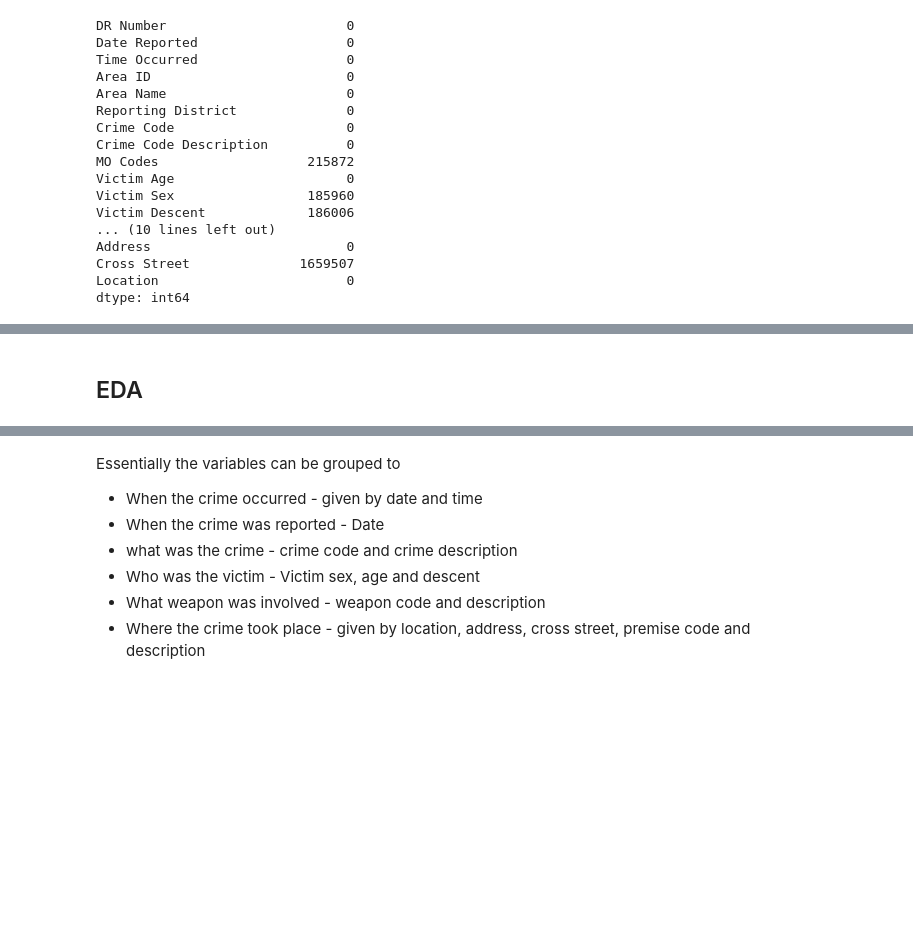
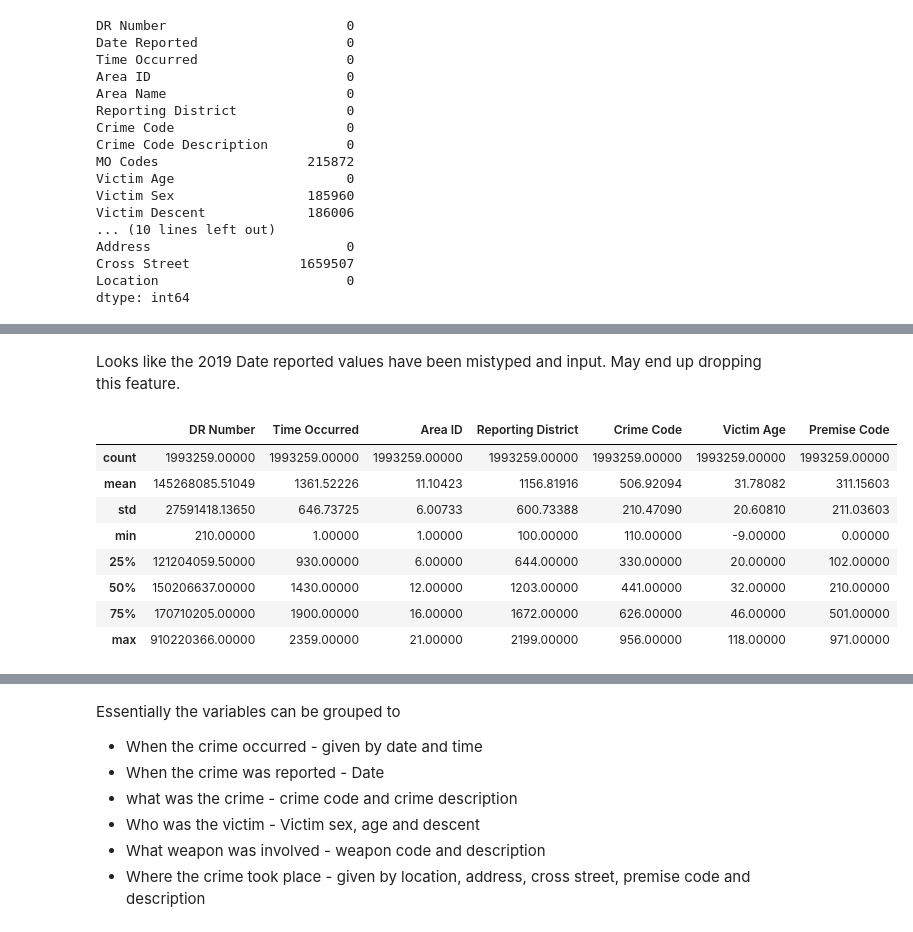
Before and after one commit to sidneykung/LA_crime_forecasting, a Jupyter notebook: eda_lhamu.ipynb, the cells around one changed output, grey strips where cells are left out. Cells and saved outputs as stored; diff of their text form; code cells hidden in the pictures; blank space fills up the shorter version.

```diff
--- a/eda_lhamu.ipynb
+++ b/eda_lhamu.ipynb
@@ -72,9 +72,10 @@ dtype: int64
 df = df.drop(axis=1, columns=['MO Codes',
                               'Weapon Used Code',
                               'Weapon Description',
-                              'Crime Code 1',
+                              'Crime Code 1', # same as feature 'Crime Code', can be easily dropped
                               'Crime Code 2',
                               'Crime Code 3',
                               'Crime Code 4',
-                              'Cross Street'])
+                              'Cross Street',
+                             'Date Reported'])
 # %%
@@ -153,10 +125,2 @@ array(['2010-11-17', '2010-01-02', '2010-01-01', ..., '5272019-01-01',
-# %%
-#replacing all ***2019-01-01 with 2019-01-01
-for i in range(len(df['Date Reported'])):
-    if len(df['Date Reported'][i])==13:
-        df['Date Reported'] = '2019-01-01'
-# %%
-#converting date reported variable to datetime format
-df['Date Reported'] = pd.to_datetime(df['Date Reported'], format= '%Y-%m-%d')
-# %% [markdown]
-## EDA
+# %% [markdown]
+Looks like the 2019 Date reported values have been mistyped and input. May end up dropping this feature.
@@ -162,0 +131,12 @@ df['Date Reported'] = pd.to_datetime(df['Date Reported'], format= '%Y-%m-%d')
+# %%
+df.describe().apply(lambda s: s.apply('{0:.5f}'.format))
+# %% [output]
+|  | DR Number | Time Occurred | Area ID | Reporting District | Crime Code | Victim Age | Premise Code |
+| count | 1993259.00000 | 1993259.00000 | 1993259.00000 | 1993259.00000 | 1993259.00000 | 1993259.00000 | 1993259.00000 |
+| mean | 145268085.51049 | 1361.52226 | 11.10423 | 1156.81916 | 506.92094 | 31.78082 | 311.15603 |
+| std | 27591418.13650 | 646.73725 | 6.00733 | 600.73388 | 210.47090 | 20.60810 | 211.03603 |
+| min | 210.00000 | 1.00000 | 1.00000 | 100.00000 | 110.00000 | -9.00000 | 0.00000 |
+| 25% | 121204059.50000 | 930.00000 | 6.00000 | 644.00000 | 330.00000 | 20.00000 | 102.00000 |
+| 50% | 150206637.00000 | 1430.00000 | 12.00000 | 1203.00000 | 441.00000 | 32.00000 | 210.00000 |
+| 75% | 170710205.00000 | 1900.00000 | 16.00000 | 1672.00000 | 626.00000 | 46.00000 | 501.00000 |
+| max | 910220366.00000 | 2359.00000 | 21.00000 | 2199.00000 | 956.00000 | 118.00000 | 971.00000 |
```
Also changed, not shown: parts of 34 cells of this notebook.
